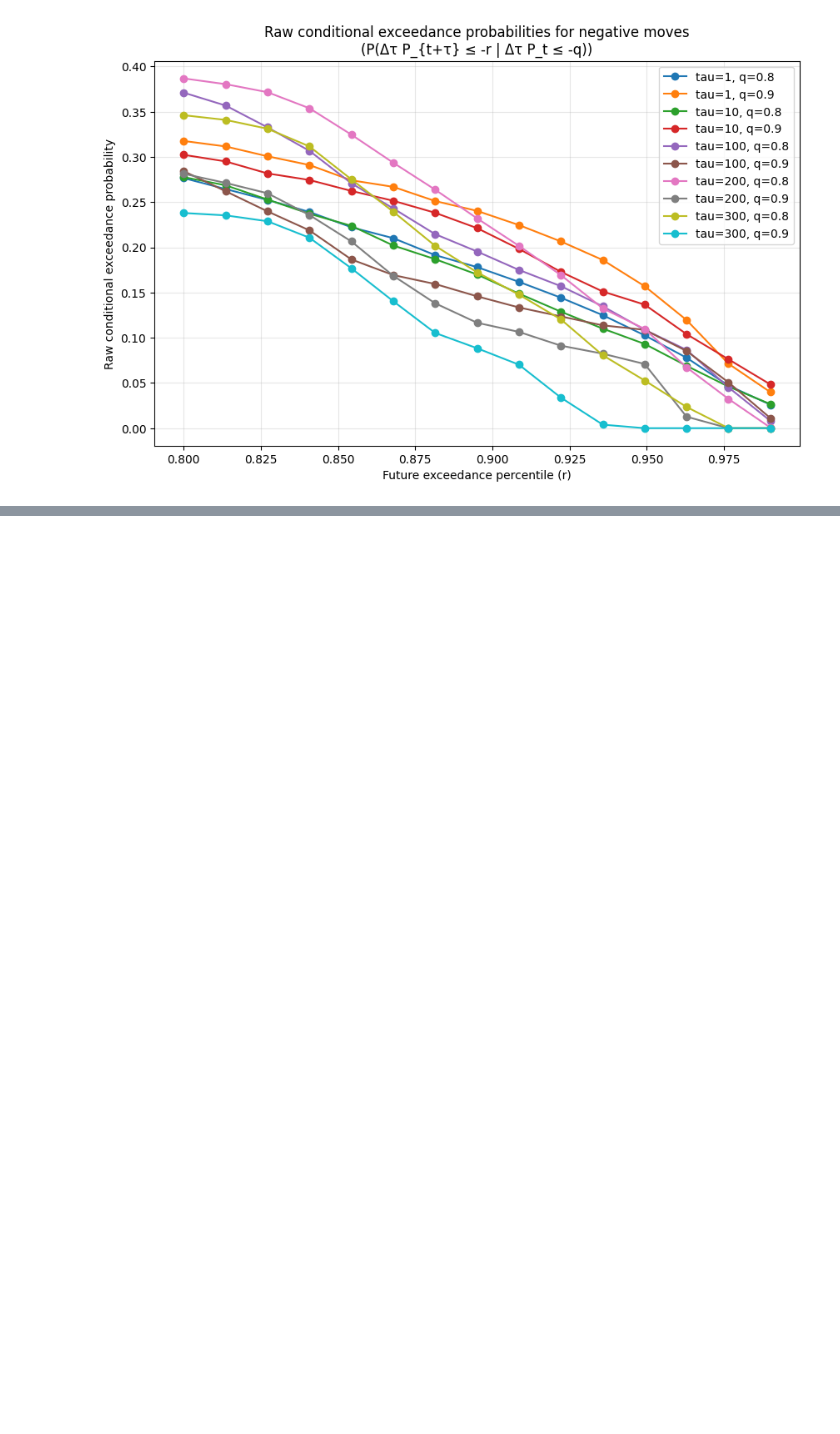
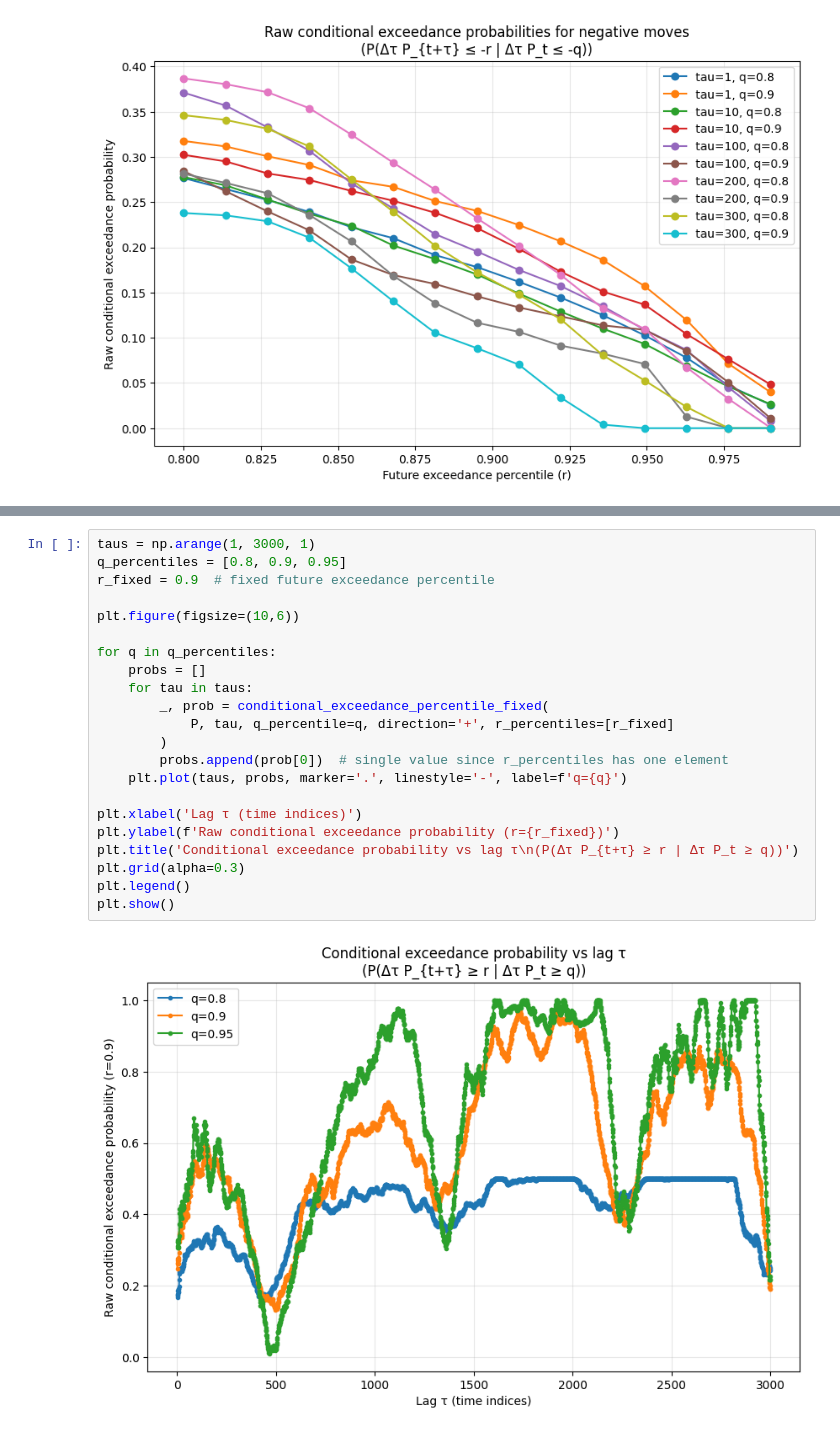
Before and after one commit to quantarram/quant-regime-research, a Jupyter notebook: notebooks/01_exploration.ipynb, the cells around one changed output, grey strips where cells are left out. Cells and saved outputs as stored; diff of their text form; blank space fills up the shorter version.

```diff
--- a/notebooks/01_exploration.ipynb
+++ b/notebooks/01_exploration.ipynb
@@ -193,0 +219,24 @@ plt.show()
+# %%
+taus = np.arange(1, 3000, 1)
+q_percentiles = [0.8, 0.9, 0.95]
+r_fixed = 0.9  # fixed future exceedance percentile
+
+plt.figure(figsize=(10,6))
+
+for q in q_percentiles:
+    probs = []
+    for tau in taus:
+        _, prob = conditional_exceedance_percentile_fixed(
+            P, tau, q_percentile=q, direction='+', r_percentiles=[r_fixed]
+        )
+        probs.append(prob[0])  # single value since r_percentiles has one element
+    plt.plot(taus, probs, marker='.', linestyle='-', label=f'q={q}')
+
+plt.xlabel('Lag τ (time indices)')
+plt.ylabel(f'Raw conditional exceedance probability (r={r_fixed})')
+plt.title('Conditional exceedance probability vs lag τ\n(P(Δτ P_{t+τ} ≥ r | Δτ P_t ≥ q))')
+plt.grid(alpha=0.3)
+plt.legend()
+plt.show()
+# %% [output]
+[figure, added]
```
Also changed, not shown: parts of 3 cells of this notebook.
